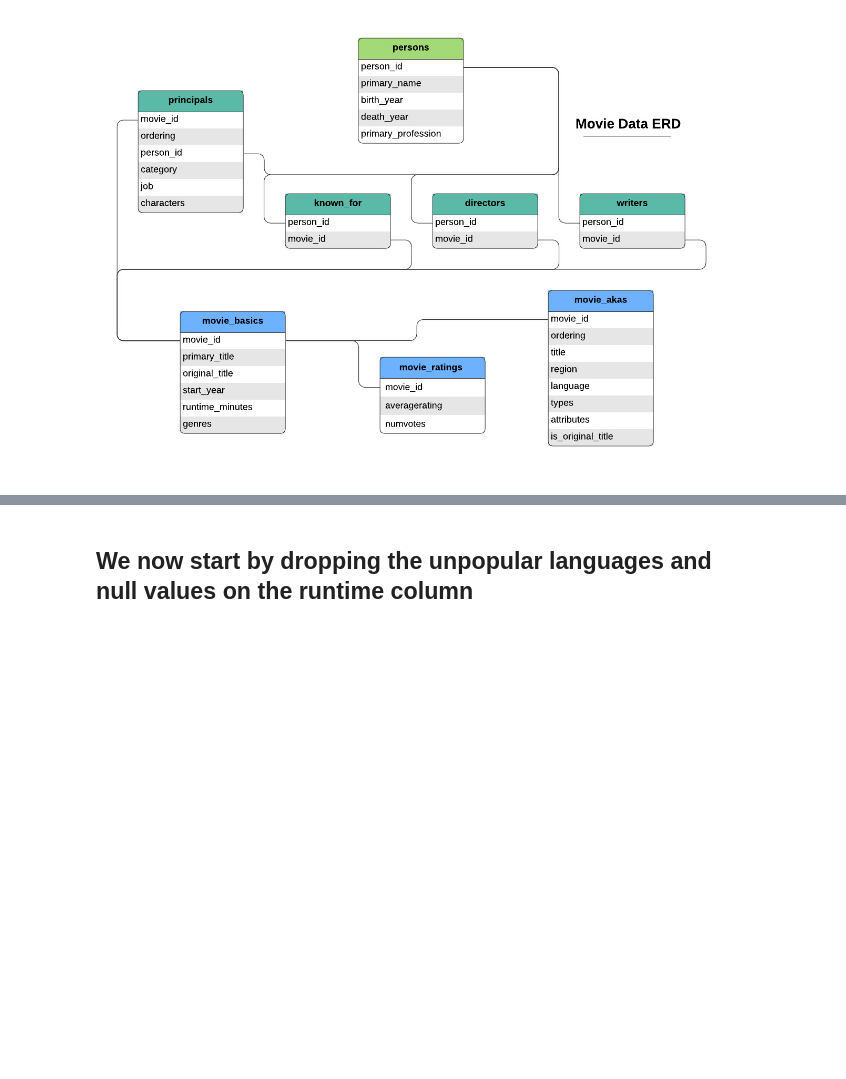
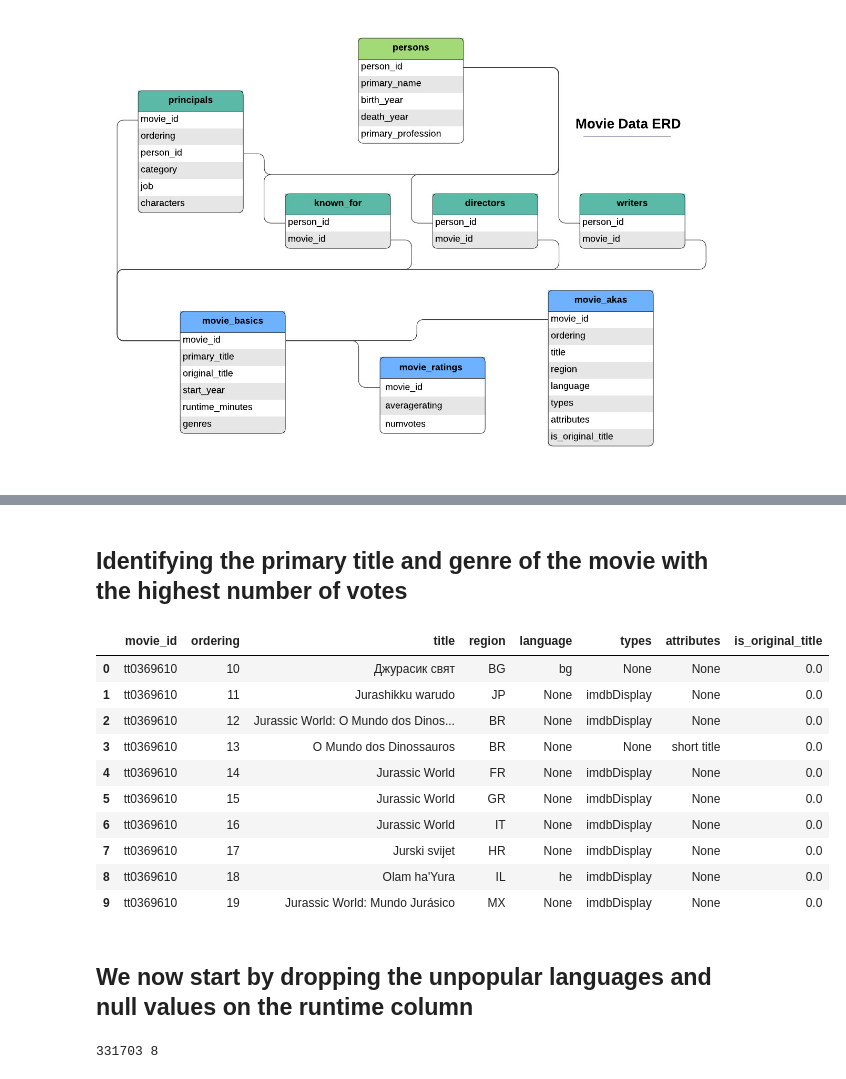
Before and after one commit to matjoee/dsc-phase-1-project, a Jupyter notebook: student.ipynb, the cells around one changed output, grey strips where cells are left out. Cells and saved outputs as stored; diff of their text form; code cells hidden in the pictures; blank space fills up the shorter version.

```diff
--- a/student.ipynb
+++ b/student.ipynb
@@ -70,5 +70,32 @@ LIMIT 15
 """
 # Displaying just the first 10 genres for readability
 pd.read_sql(movie_votes, conn).head(10)
+# %% [markdown]
+## Identifying the primary title and genre of the movie with the highest number of votes
+# %%
+movie_akas_on_sql = """SELECT * FROM movie_akas;"""
+pd.read_sql(movie_akas_on_sql, conn).head(10)
+# %% [output]
+|  | movie_id | ordering | title | region | language | types | attributes | is_original_title |
+| 0 | tt0369610 | 10 | Джурасик свят | BG | bg | None | None | 0.0 |
+| 1 | tt0369610 | 11 | Jurashikku warudo | JP | None | imdbDisplay | None | 0.0 |
+| 2 | tt0369610 | 12 | Jurassic World: O Mundo dos Dinos... | BR | None | imdbDisplay | None | 0.0 |
+| 3 | tt0369610 | 13 | O Mundo dos Dinossauros | BR | None | None | short title | 0.0 |
+| 4 | tt0369610 | 14 | Jurassic World | FR | None | imdbDisplay | None | 0.0 |
+| 5 | tt0369610 | 15 | Jurassic World | GR | None | imdbDisplay | None | 0.0 |
+| 6 | tt0369610 | 16 | Jurassic World | IT | None | imdbDisplay | None | 0.0 |
+| 7 | tt0369610 | 17 | Jurski svijet | HR | None | imdbDisplay | None | 0.0 |
+| 8 | tt0369610 | 18 | Olam ha'Yura | IL | he | imdbDisplay | None | 0.0 |
+| 9 | tt0369610 | 19 | Jurassic World: Mundo Jurásico | MX | None | imdbDisplay | None | 0.0 |
 # %% [markdown]
 ## We now start by dropping the unpopular languages and null values on the runtime column
+# %%
+no_of_rows = """SELECT COUNT(*) FROM movie_akas;"""
+rows = conn.execute(no_of_rows).fetchone()[0]
+
+no_of_columns = """PRAGMA table_info(movie_akas);"""
+columns = len(conn.execute(no_of_columns).fetchall())
+
+print(rows, columns)
+# %% [output]
+331703 8
```
Also changed, not shown: parts of 2 cells of this notebook.
